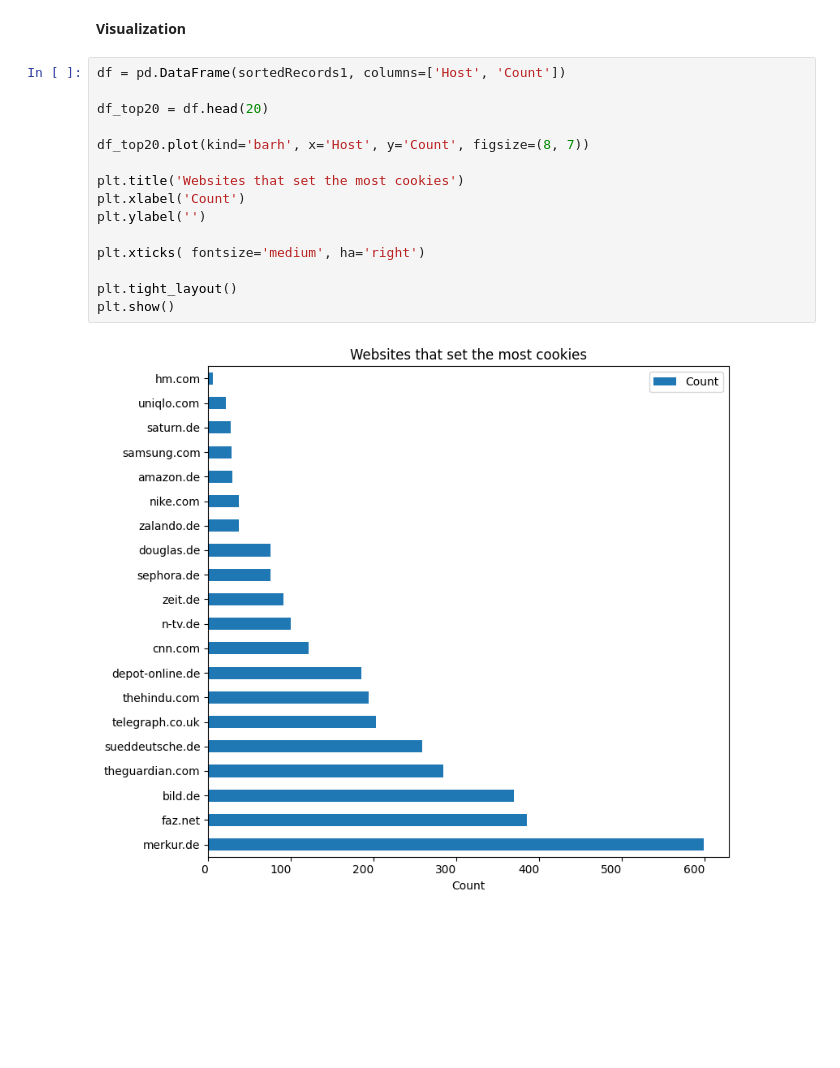
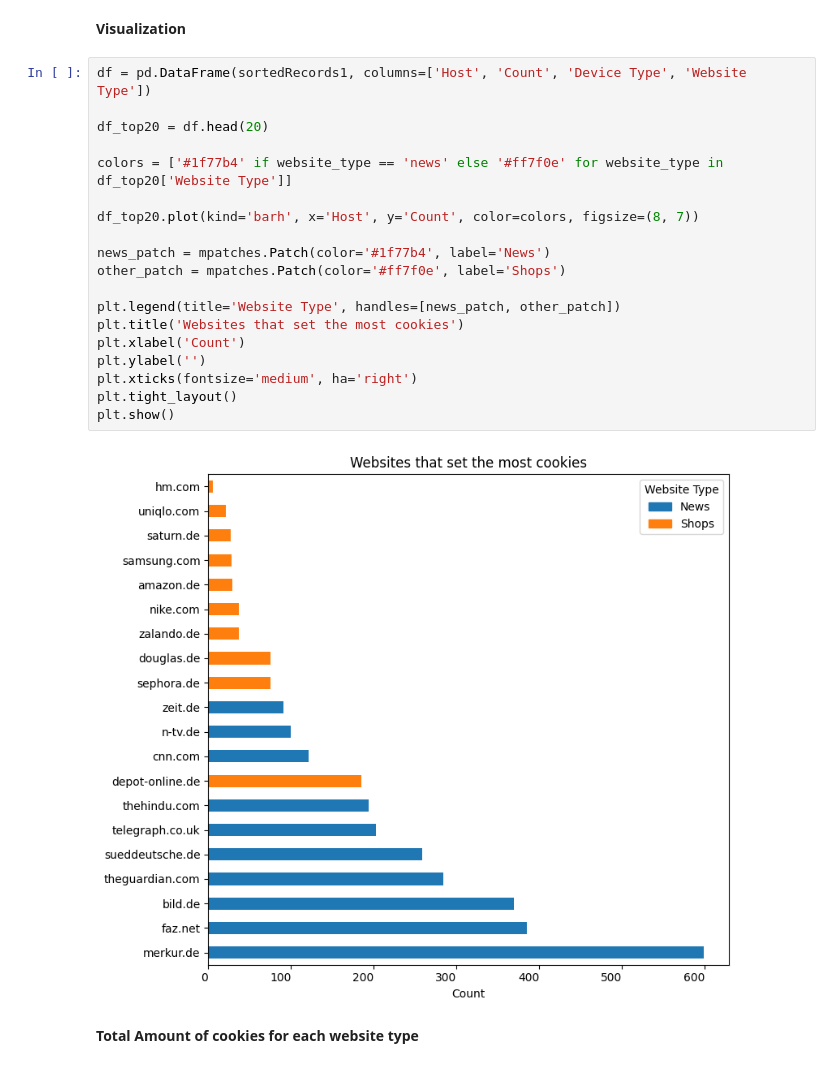
Before and after one commit to ynnickw/seminar-ws23, a Jupyter notebook: data-analysis/scripts/analysis/db_cookies.ipynb, the cells around one changed output. Saved outputs shown, nothing was run; the diff lists cells and outputs as text; blank space fills up the shorter version.

```diff
--- a/data-analysis/scripts/analysis/db_cookies.ipynb
+++ b/data-analysis/scripts/analysis/db_cookies.ipynb
@@ -90,19 +72,25 @@ Count   Third party domain
 # %% [markdown]
 **Visualization**
 # %%
-df = pd.DataFrame(sortedRecords1, columns=['Host', 'Count'])
+df = pd.DataFrame(sortedRecords1, columns=['Host', 'Count', 'Device Type', 'Website Type'])
 
 df_top20 = df.head(20)
 
-df_top20.plot(kind='barh', x='Host', y='Count', figsize=(8, 7))
+colors = ['#1f77b4' if website_type == 'news' else '#ff7f0e' for website_type in df_top20['Website Type']]
 
+df_top20.plot(kind='barh', x='Host', y='Count', color=colors, figsize=(8, 7))
+
+news_patch = mpatches.Patch(color='#1f77b4', label='News')
+other_patch = mpatches.Patch(color='#ff7f0e', label='Shops')
+
+plt.legend(title='Website Type', handles=[news_patch, other_patch])
 plt.title('Websites that set the most cookies')
 plt.xlabel('Count')
 plt.ylabel('')
-
-plt.xticks( fontsize='medium', ha='right')
-
+plt.xticks(fontsize='medium', ha='right')
 plt.tight_layout()
 plt.show()
 # %% [output]
-[figure, old version]
+[figure, new version]
+# %% [markdown]
+**Total Amount of cookies for each website type**
```
Also changed, not shown: parts of 10 cells of this notebook, 5 other files.
